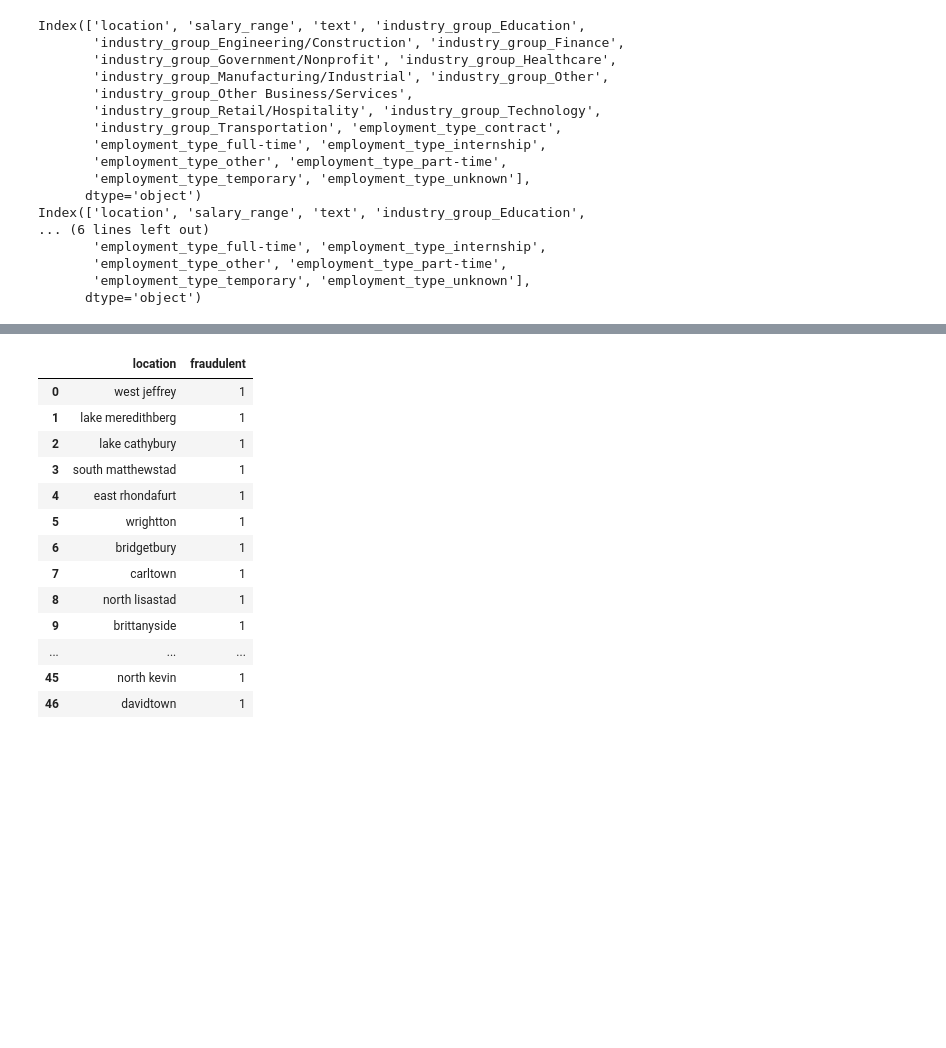
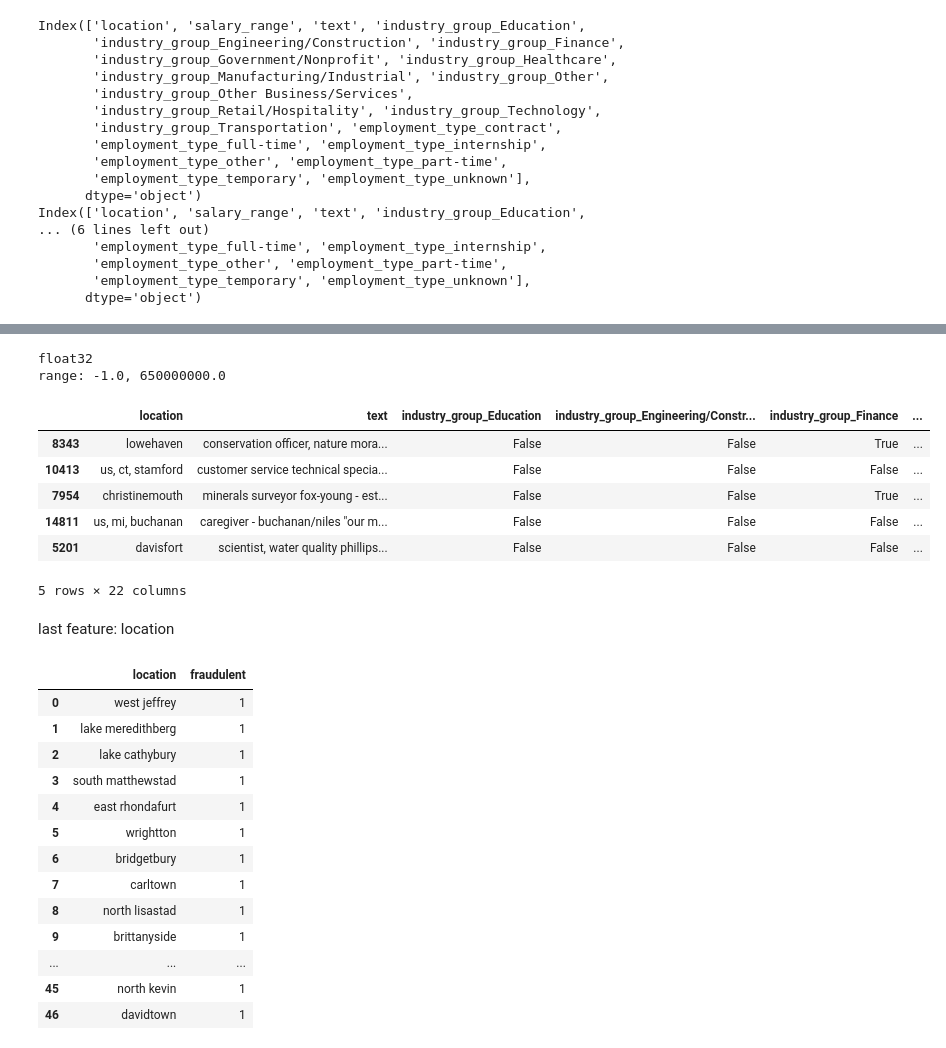
Before and after one commit to tanayvysyaraju/Fraudulent-Job-Prediction, a Jupyter notebook: feature_engineering.ipynb, the cells around one changed output, grey strips where cells are left out. Cells and saved outputs as stored; diff of their text form; code cells hidden in the pictures; blank space fills up the shorter version.

```diff
--- a/feature_engineering.ipynb
+++ b/feature_engineering.ipynb
@@ -387,0 +402,17 @@ Index(['location', 'salary_range', 'text', 'industry_group_Education',
+# %%
+def clean_salary(salary):
+    if salary == "unknown":
+        return 0
+
+    try:
+        lower, higher = salary.split('-')
+        lower = lower.strip().replace("$", "")
+        higher = higher.strip().replace("$", "")
+        avg = 1/2 * (int(lower) + int(higher))
+    except ValueError:
+        return -1
+
+    return avg
+
+X_train["salary_avg"] = X_train["salary_range"].apply(clean_salary)
+X_test["salary_avg"] = X_test["salary_range"].apply(clean_salary)
@@ -387,0 +475,34 @@ Index(['location', 'salary_range', 'text', 'industry_group_Education',
+# %%
+X_train["salary_avg"] = X_train["salary_avg"].astype('float32')
+X_test["salary_avg"] = X_test["salary_avg"].astype('float32')
+
+X_train.drop(columns = ["salary_range"], inplace = True)
+X_test.drop(columns =["salary_range"], inplace = True)
+
+print(X_train["salary_avg"].dtype)
+
+print(f"range: {X_train["salary_avg"].min()}, {X_train["salary_avg"].max()}")
+# %% [output]
+float32
+range: -1.0, 650000000.0
+# %%
+#ready to normalize
+from sklearn.preprocessing import MinMaxScaler
+
+# Initialize MinMaxScaler
+scaler = MinMaxScaler()
+
+# Apply Min-Max scaler
+X_train["salary_avg_norm"] = scaler.fit_transform(X_train[["salary_avg"]])
+X_test["salary_avg_norm"] = scaler.fit_transform(X_test[["salary_avg"]])
+
+#checking
+X_train.head()
+# %% [output]
+|  | location | text | industry_group_Education | industry_group_Engineering/Constr... | industry_group_Finance | ... |
+| 8343 | lowehaven | conservation officer, nature mora... | False | False | True | ... |
+| 10413 | us, ct, stamford | customer service technical specia... | False | False | False | ... |
+| 7954 | christinemouth | minerals surveyor fox-young - est... | False | False | True | ... |
+| 14811 | us, mi, buchanan | caregiver - buchanan/niles "our m... | False | False | False | ... |
+| 5201 | davisfort | scientist, water quality phillips... | False | False | False | ... |
+5 rows × 22 columns
@@ -388,3 +513,5 @@ Index(['location', 'salary_range', 'text', 'industry_group_Education',
+# %% [markdown]
+last feature: location
 # %%
 df["location"].nunique()
 df[["location", "fraudulent"]].head(50)
```
Also changed, not shown: parts of 10 cells of this notebook.
